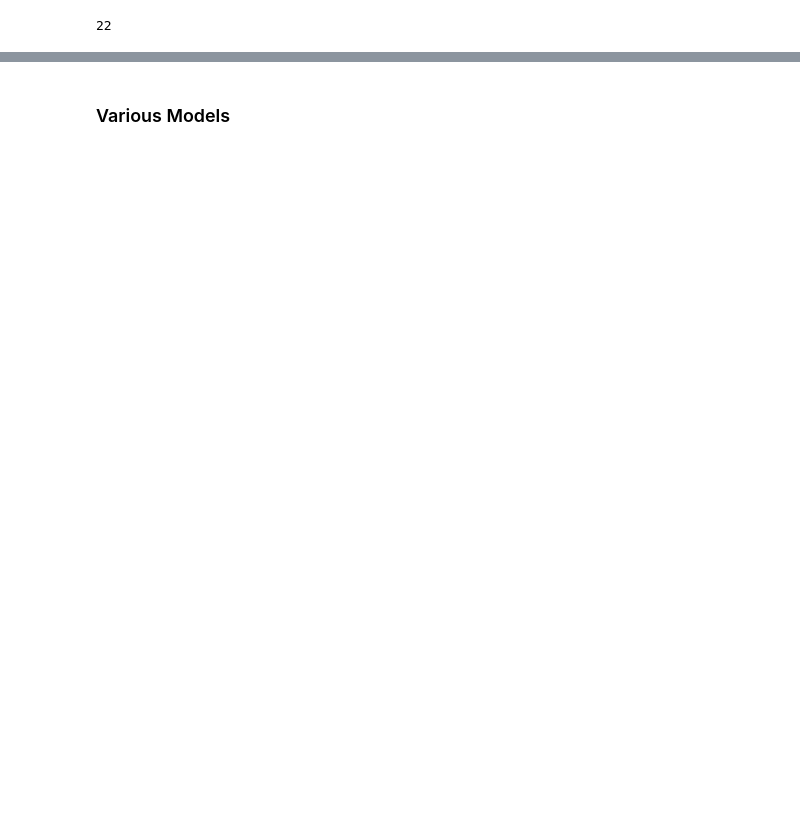
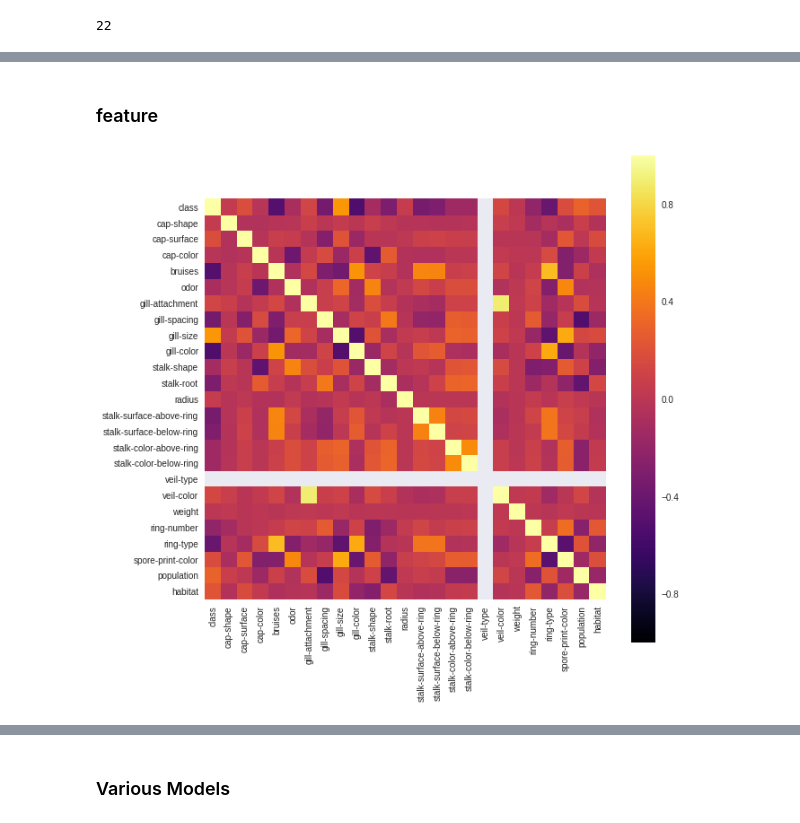
Before and after one commit to GChaudhary/DSG_Predictive_Modelling, a Jupyter notebook: notebook.ipynb, the cells around one changed output, grey strips where cells are left out. Drawn from its saved outputs; the diff is of its cells as text; code cells hidden in the pictures; blank space fills up the shorter version.

```diff
--- a/notebook.ipynb
+++ b/notebook.ipynb
@@ -45,0 +54,7 @@ test.head()
+# %%
+cols = test.columns.tolist()
+cols.remove('radius')
+cols.remove('weight')
+
+for col in cols:
+    print (col, ": ", test[col].unique())
@@ -105,7 +119,9 @@ print (len(cols))
 # %%
 # label encode categorical features in data given
 
-for x in cols:
+for col in cols:
     lbl = LabelEncoder()
-    train[x] = lbl.fit_transform(train[x])
-    test[x] = lbl.transform(test[x])
+    train[col] = lbl.fit_transform(train[col])
+    test[col] = lbl.transform(test[col])
+    if col == 'stalk-root':
+        print (lbl.classes_)
@@ -111,0 +148,9 @@ for x in cols:
+# %%
+# Replace the '?' with NaN values
+train['stalk-root'].replace(0, np.nan, inplace=True)
+test['stalk-root'].replace(0, np.nan, inplace=True)
+# %%
+from scipy.stats import mode
+# impute the missing values with 'mode'
+train['stalk-root'].fillna(mode(train['stalk-root']).mode[0], inplace=True)
+test['stalk-root'].fillna(mode(test['stalk-root']).mode[0], inplace=True)
@@ -143,3 +230,5 @@ plt.plot(train['radius'].tolist(), 'r.')
 ### set target variable
 
 train['class'] = [1 if x == 'p' else 0 for x in train['class']]
+# %% [markdown]
+### feature
@@ -153,0 +251,7 @@ y = train['class'].as_matrix()
+# %%
+import seaborn as sns
+plt.figure(figsize = (10,10))
+sns.heatmap(train.corr(), cmap = 'inferno',square=True)
+plt.show()
+# %% [output]
+[figure, added]
```
Also changed, not shown: parts of 93 cells of this notebook.
